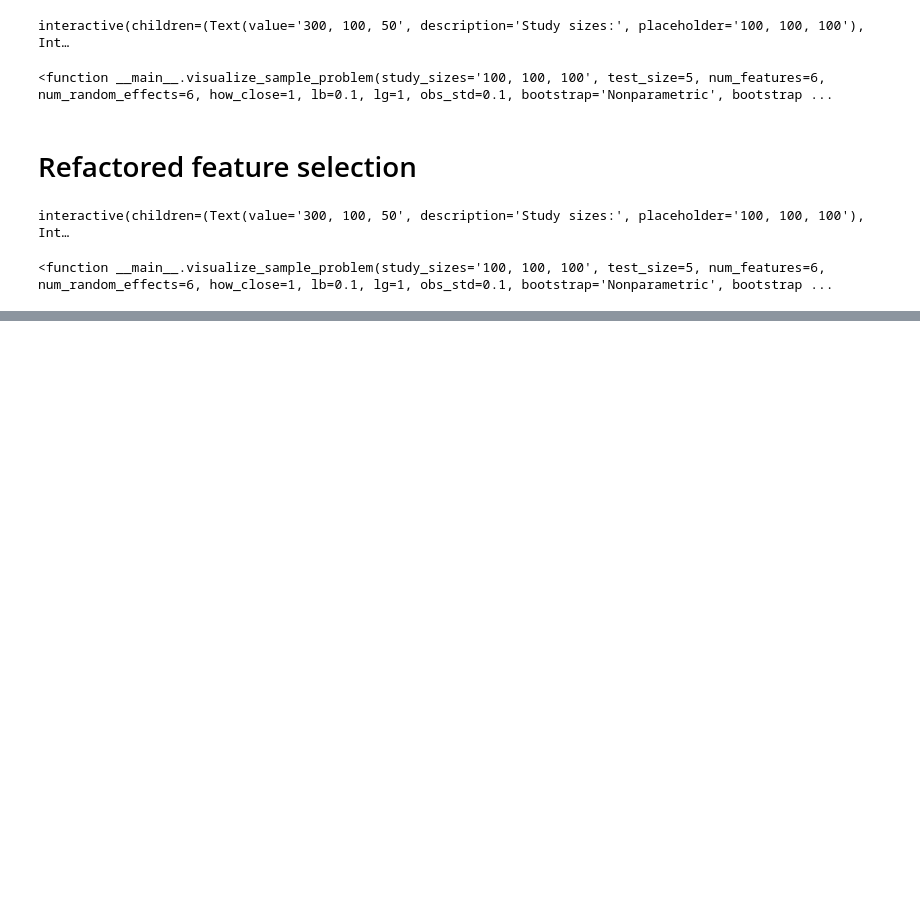
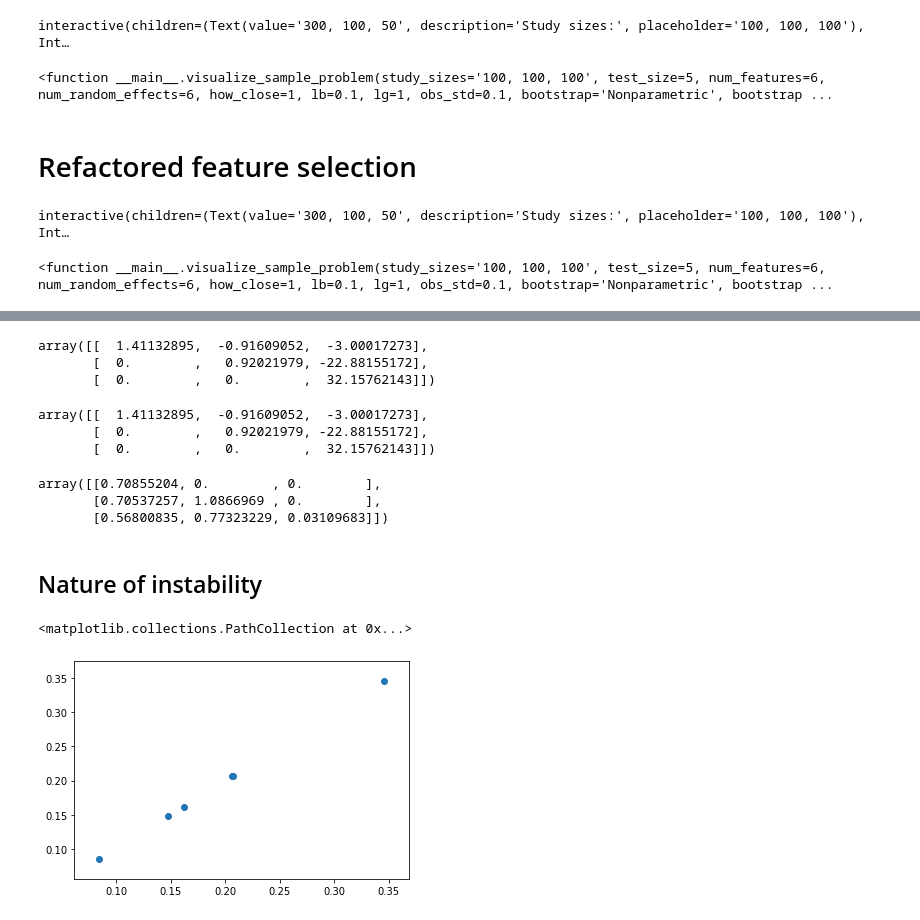
Before and after one commit to aksholokhov/pysr3, a Jupyter notebook: feature_selection.ipynb, the cells around one changed output, grey strips where cells are left out. Drawn from its saved outputs; the diff is of its cells as text; code cells hidden in the pictures; blank space fills up the shorter version.

```diff
--- a/feature_selection.ipynb
+++ b/feature_selection.ipynb
@@ -827,9 +809,0 @@ for k in range(num_features, 0, -1):
-# %%
-def f(A="lol", B="Kek_f", **kwargs):
-    print("f: A=", A, ", B=", B)
-    g(B = "triplekek", **kwargs)
-
-def g(B="Kek_g", C="Cheburek"):
-    print("g: B = ", B, ", C=", C)
-
-f(A = "A1", B="B1", C="C1")
@@ -838,0 +835,4 @@ g: B =  triplekek , C= C1
+# %%
+np.random.seed(42)
+A = np.random.rand(3, 3)
+B = np.random.rand(3, 3)
@@ -838,0 +849,58 @@ g: B =  triplekek , C= C1
+# %%
+L = np.linalg.cholesky(A.T.dot(A))
+L_inv = get_lapack_funcs("trtri")(L.T)[0]
+# %%
+np.linalg.inv(L.T)
+# %% [output]
+array([[  1.41132895,  -0.91609052,  -3.00017273],
+       [  0.        ,   0.92021979, -22.88155172],
+       [  0.        ,   0.        ,  32.15762143]])
+# %%
+L_inv
+# %% [output]
+array([[  1.41132895,  -0.91609052,  -3.00017273],
+       [  0.        ,   0.92021979, -22.88155172],
+       [  0.        ,   0.        ,  32.15762143]])
+# %%
+np.linalg.cholesky(A.T.dot(A))
+# %% [output]
+array([[0.70855204, 0.        , 0.        ],
+       [0.70537257, 1.0866969 , 0.        ],
+       [0.56800835, 0.77323229, 0.03109683]])
+# %% [markdown]
+## Nature of instability
+# %%
+m = 30
+n = 6
+eps = 1e-7
+np.random.seed(42)
+
+def f(alpha):
+    kernel = 0
+    kernel2 = 0
+    tail = 0
+    tail2 = 0
+    for _ in range(3):
+        X = np.random.rand(m, n)
+        Z = np.random.rand(m, n)
+        y = np.random.rand(m)
+        gamma = abs(np.random.randn(n))
+        Z = (1-alpha)*X + alpha*Z
+        Omega = Z.dot(np.diag(gamma)).dot(Z.T) + eps*np.eye(m)
+        L = np.linalg.cholesky(Omega)
+        L_inv = np.linalg.inv(L)
+        Lx = L_inv.dot(X)
+        Omega_inv = np.linalg.inv(Omega)
+        kernel += X.T.dot(Omega_inv).dot(X)
+        kernel2 += Lx.T.dot(Lx)
+        tail += X.T.dot(Omega_inv).dot(y)
+        tail2 += Lx.T.dot(L_inv).dot(y)
+    beta1 = np.linalg.inv(kernel).dot(tail)
+    beta2 = np.linalg.solve(kernel2, tail2)
+    return beta1, beta2
+
+beta1, beta2 = f(0)
+scatter(beta1, beta2)
+# %% [output]
+<matplotlib.collections.PathCollection at 0x...>
+[figure, added]
```
Also changed, not shown: parts of 11 cells of this notebook, 2 other files.
